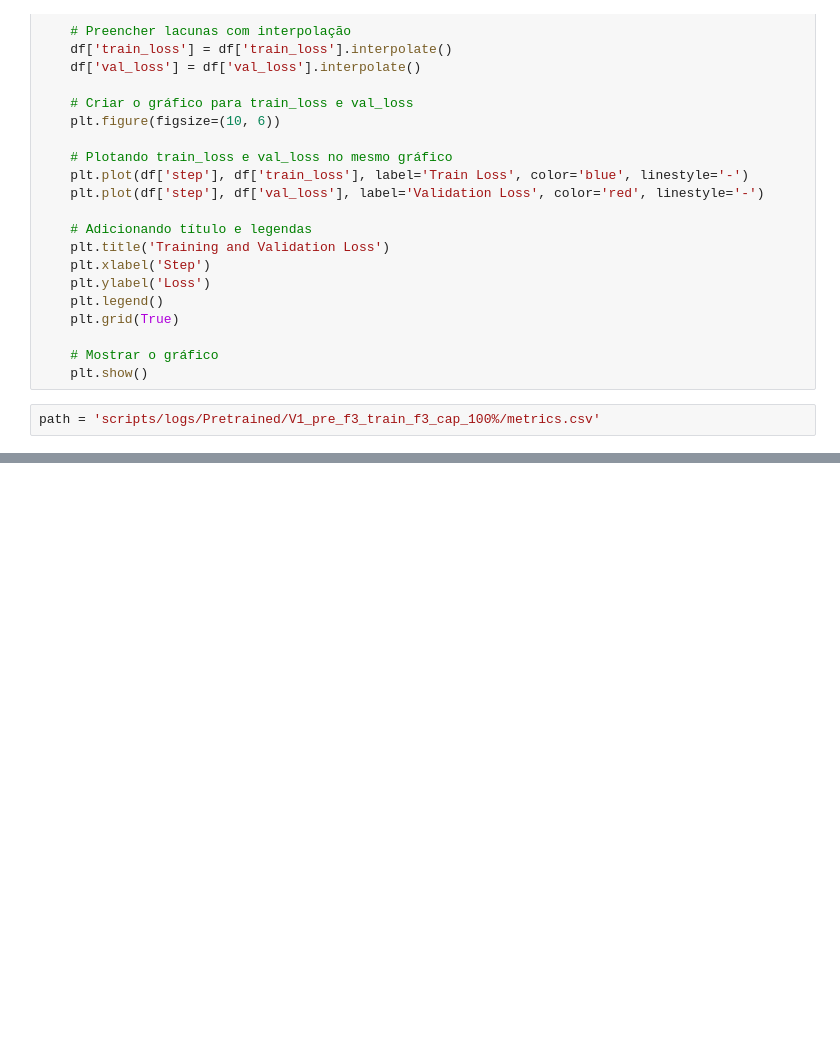
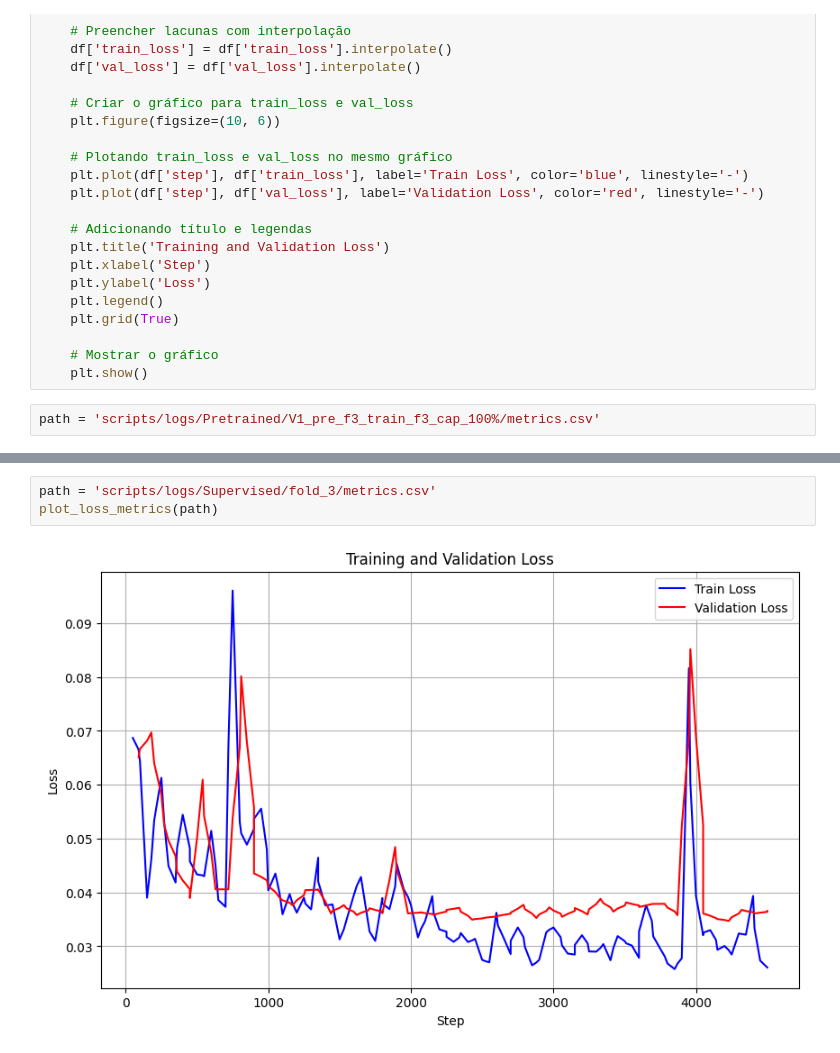
Before and after one commit to viniciuslsoares/Seismic-Byol, a Jupyter notebook: data_exploit.ipynb, the cells around one changed output, grey strips where cells are left out. Drawn from its saved outputs; the diff is of its cells as text; blank space fills up the shorter version.

```diff
--- a/data_exploit.ipynb
+++ b/data_exploit.ipynb
@@ -385,0 +355,5 @@ plot_loss_metrics(path)
+# %%
+path = 'scripts/logs/Supervised/fold_3/metrics.csv'
+plot_loss_metrics(path)
+# %% [output]
+[figure, added]
```
Also changed, not shown: parts of 25 cells of this notebook, 17 other files.
